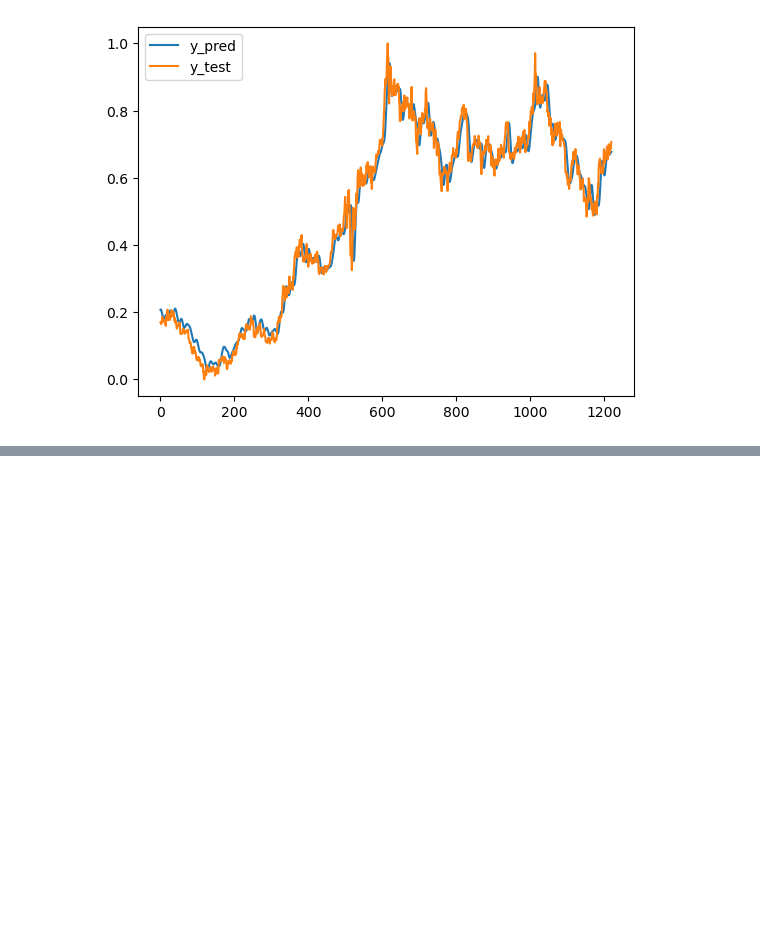
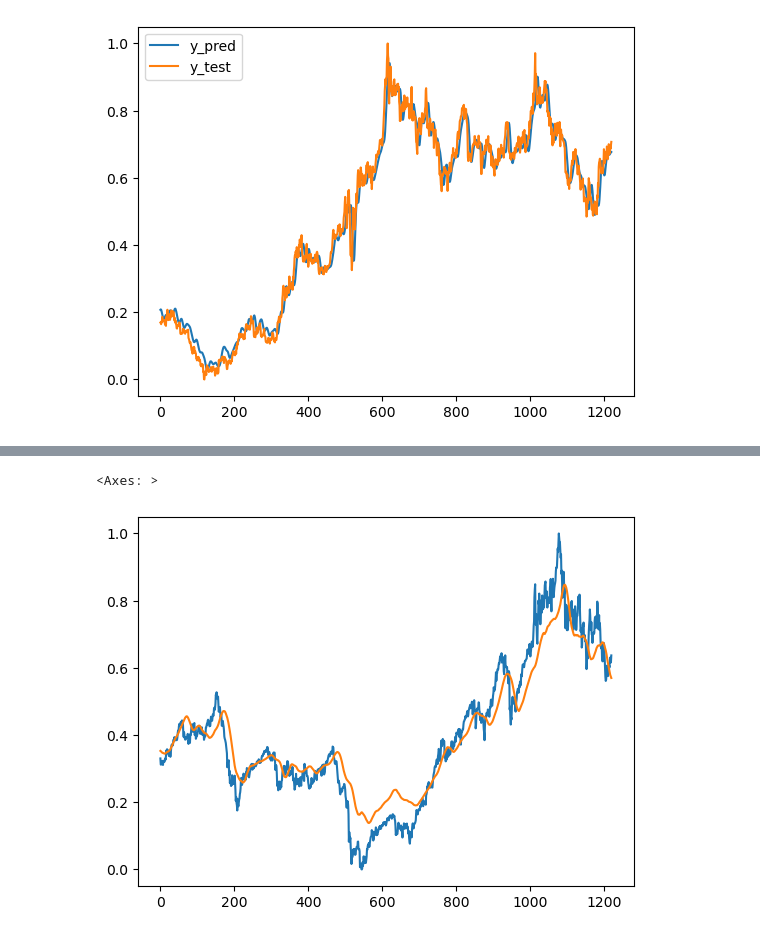
Before and after one commit to 3v-mb/Mini-projects-in-Financial-Engineering, a Jupyter notebook: LSTM and Multi-Output Regression for Stock Prediction.ipynb, the cells around one changed output, grey strips where cells are left out. Drawn from its saved outputs; the diff is of its cells as text; code cells hidden in the pictures; blank space fills up the shorter version.

```diff
--- a/LSTM and Multi-Output Regression for Stock Prediction.ipynb
+++ b/LSTM and Multi-Output Regression for Stock Prediction.ipynb
@@ -659,0 +820,6 @@ df.plot()
+# %%
+y_test[1].plot()
+y_pred[1].plot()
+# %% [output]
+<Axes: >
+[figure, added]
```
Also changed, not shown: parts of 17 cells of this notebook.
